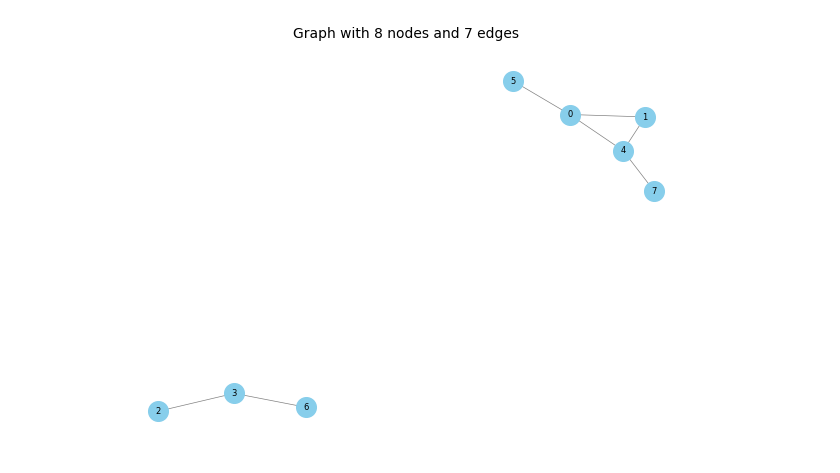
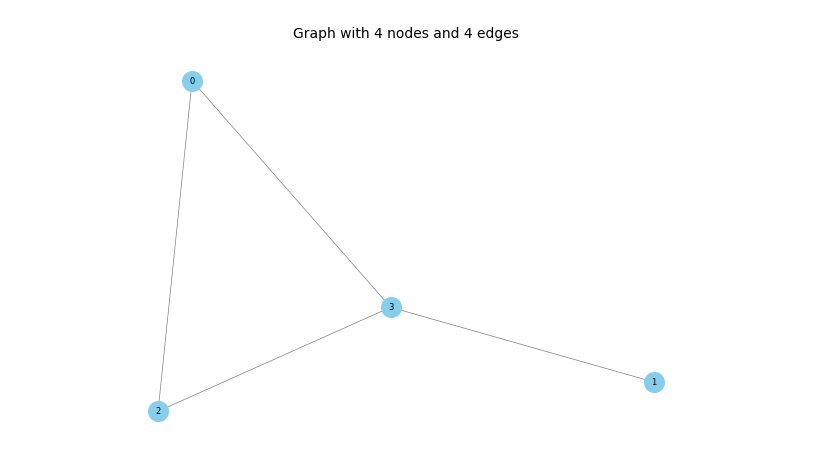
Before and after one commit to DerJeanjour/dpd-subgraph-matching, a Jupyter notebook: matching/notebooks/test_model.ipynb, the cells around one changed output. Saved outputs shown, nothing was run; the diff lists cells and outputs as text; code cells hidden in the pictures.

```diff
--- a/matching/notebooks/test_model.ipynb
+++ b/matching/notebooks/test_model.ipynb
@@ -111,15 +111,15 @@ utils.plot_graph(target, with_label=True)
 # %%
-query = nx.gnp_random_graph(8, 0.25)
+query = nx.gnp_random_graph(4, 0.25)
 """
 query = nx.Graph()
 query.add_edge(1, 2)
 query.add_edge(2, 3)
 query.add_edge(3, 1)
 query.add_edge(3, 4)
 """
 utils.plot_graph(query, with_label=True)
 # %% [output]
-[figure, old version]
+[figure, new version]
 # %%
 mat = np.zeros((len(query), len(target)))
 for i, u in enumerate(query.nodes):
```
Also changed, not shown: parts of 7 cells of this notebook, 10 other files.
